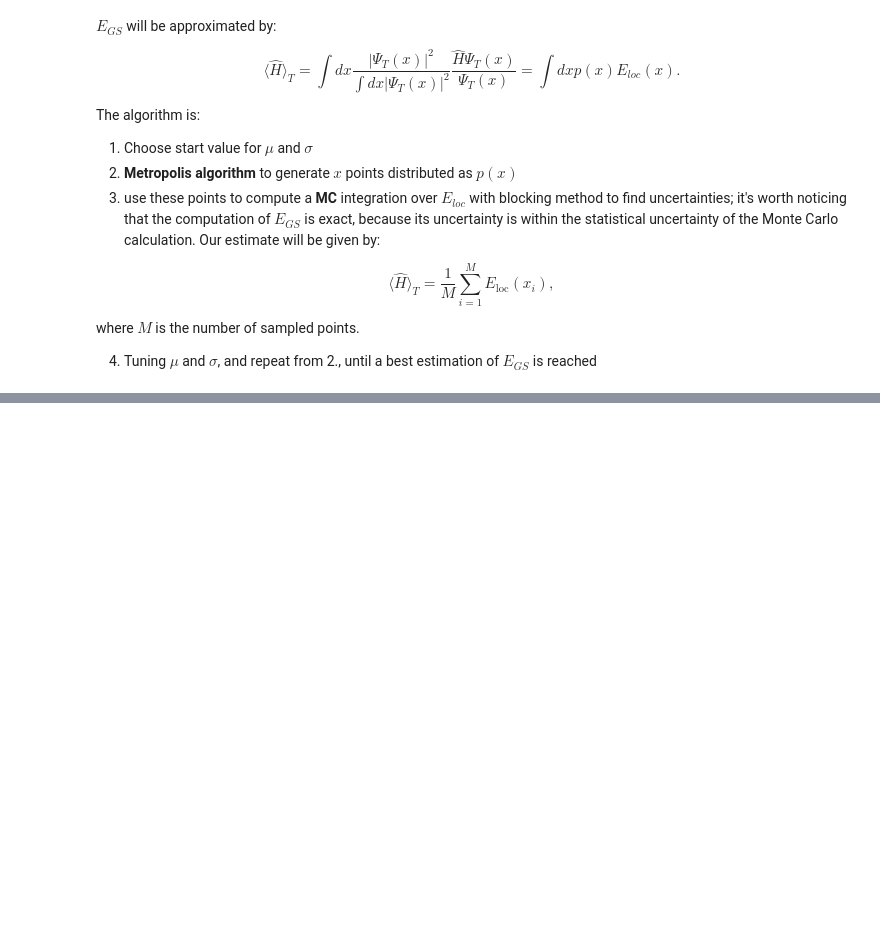
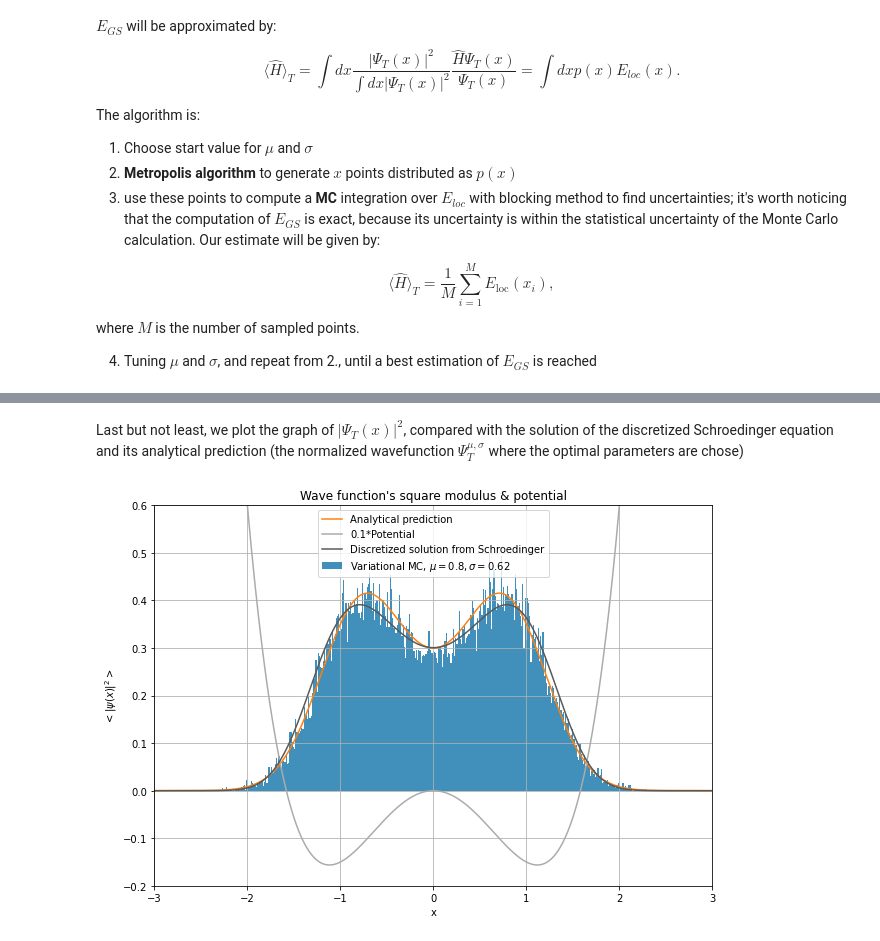
Before and after one commit to pyros-cyber/lsn, a Jupyter notebook: exercise08/exercise08.ipynb, the cells around one changed output, grey strips where cells are left out. Drawn from its saved outputs; the diff is of its cells as text; code cells hidden in the pictures; blank space fills up the shorter version.

```diff
--- a/exercise08/exercise08.ipynb
+++ b/exercise08/exercise08.ipynb
@@ -139,0 +168,22 @@ Last but not least, we plot the graph of $|\Psi_T(x)|^2$, compared with the solu
+# %% [markdown]
+Last but not least, we plot the graph of $|\Psi_T(x)|^2$, compared with the solution of the discretized Schroedinger equation and its analytical prediction (the normalized wavefunction $\Psi_T^{\mu, \sigma}$ where the optimal parameters are chose)
+# %%
+psi= np.loadtxt("build/ex08.2/psi_sq.dat",)
+plt.figure(figsize=(10,7))
+x=np.linspace(-3,3,1000)
+plt.hist(psi, 400, density=True, alpha=0.75, label="Variational MC, $\mu=0.8, \sigma=0.62$")
+#plt.plot(x_lin,psi_teo[0]**2, label="Analytic")
+plt.plot(x,p(x, MU, SIGMA)/norm, label="Analytical prediction")
+plt.plot(x, 0.1*Vpot(x), label='0.1*Potential')
+plt.plot(x, ps[0]**2, label='Discretized solution from Schroedinger')
+plt.legend()
+plt.ylim(-0.2, 0.6)
+plt.xlim(-3,3)
+plt.grid(True)
+plt.xlabel("x")
+plt.title("Wave function's square modulus & potential")
+plt.ylabel("$< |\psi(x)|^2 >$" )
+
+plt.show()
+# %% [output]
+[figure, added]
```
Also changed, not shown: parts of 9 cells of this notebook.
